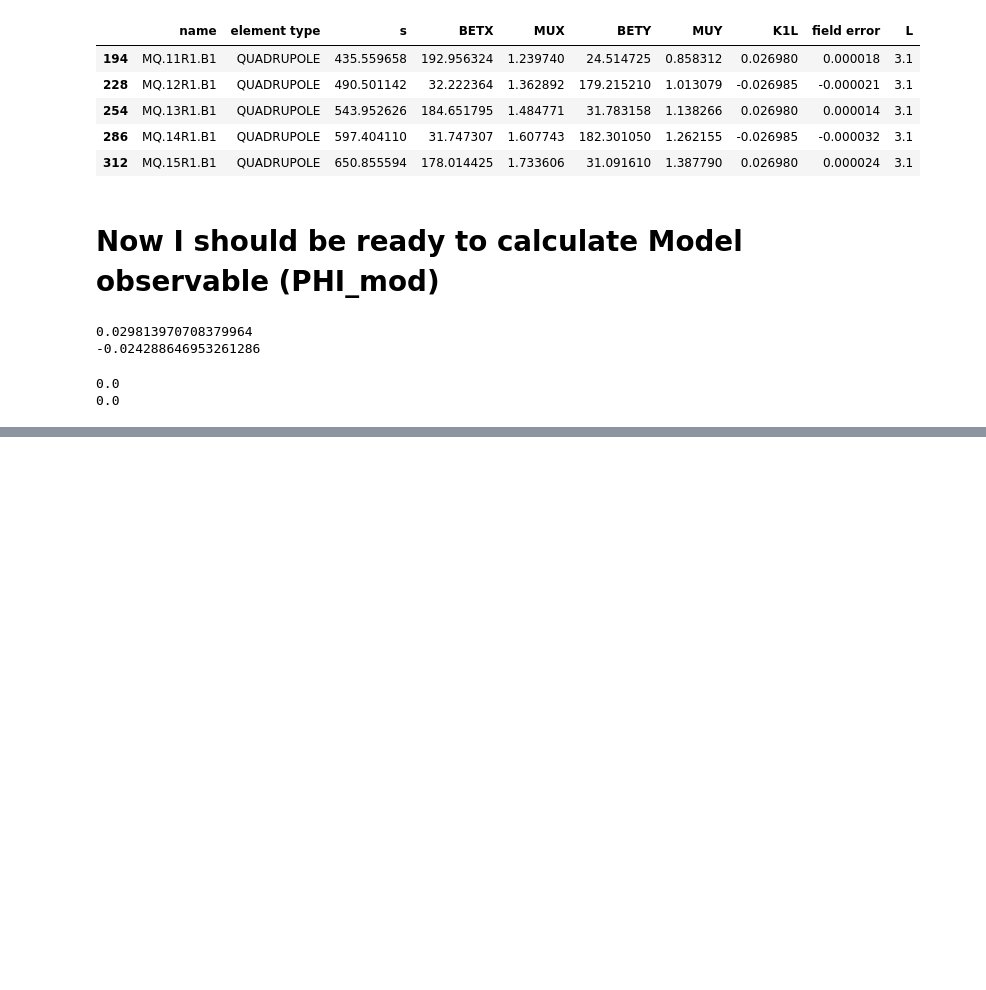
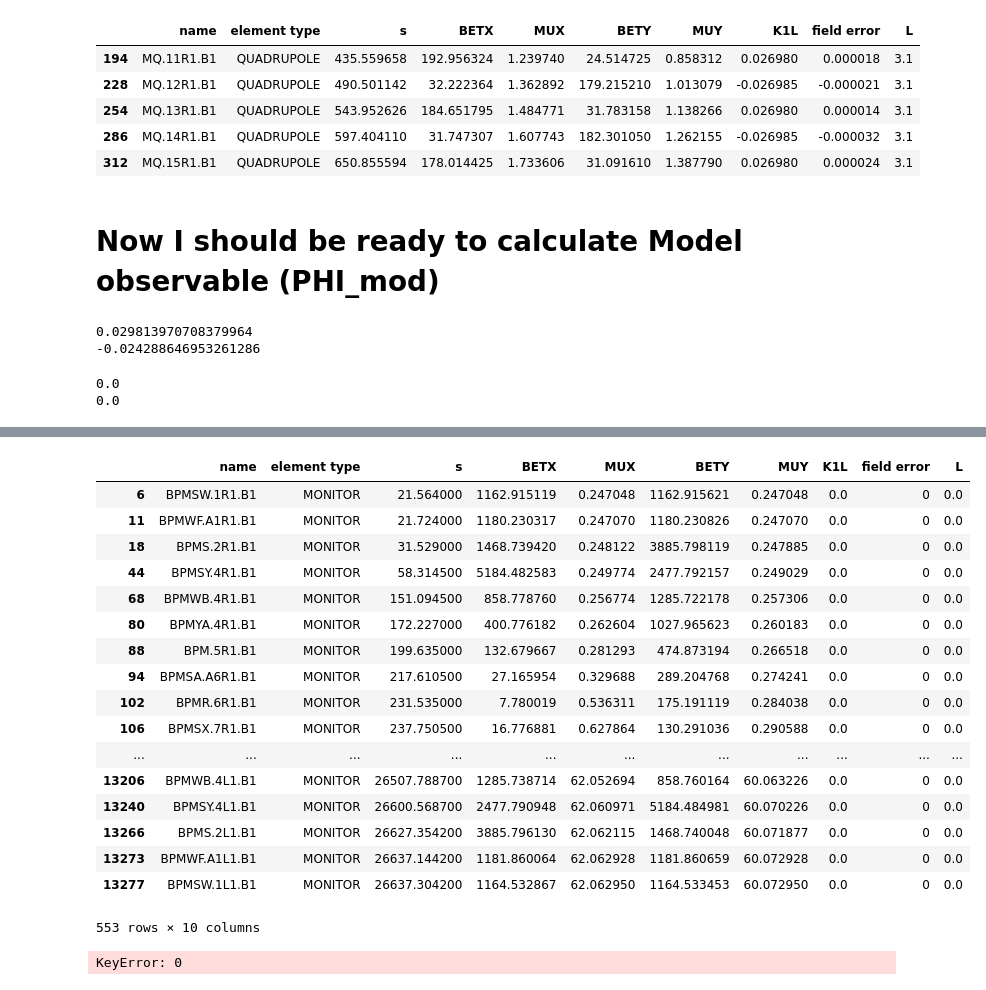
Before and after one commit to sebastiankalos/CERN_2021, a Jupyter notebook: local_observable.ipynb, the cells around one changed output, grey strips where cells are left out. Cells and saved outputs as stored; diff of their text form; code cells hidden in the pictures; blank space fills up the shorter version.

```diff
--- a/local_observable.ipynb
+++ b/local_observable.ipynb
@@ -449,0 +452,31 @@ print(PHI_mod_y)
+# %%
+BPMs
+# %% [output]
+|  | name | element type | s | BETX | MUX | BETY | MUY | K1L | field error | L |
+| 6 | BPMSW.1R1.B1 | MONITOR | 21.564000 | 1162.915119 | 0.247048 | 1162.915621 | 0.247048 | 0.0 | 0 | 0.0 |
+| 11 | BPMWF.A1R1.B1 | MONITOR | 21.724000 | 1180.230317 | 0.247070 | 1180.230826 | 0.247070 | 0.0 | 0 | 0.0 |
+| 18 | BPMS.2R1.B1 | MONITOR | 31.529000 | 1468.739420 | 0.248122 | 3885.798119 | 0.247885 | 0.0 | 0 | 0.0 |
+| 44 | BPMSY.4R1.B1 | MONITOR | 58.314500 | 5184.482583 | 0.249774 | 2477.792157 | 0.249029 | 0.0 | 0 | 0.0 |
+| 68 | BPMWB.4R1.B1 | MONITOR | 151.094500 | 858.778760 | 0.256774 | 1285.722178 | 0.257306 | 0.0 | 0 | 0.0 |
+| 80 | BPMYA.4R1.B1 | MONITOR | 172.227000 | 400.776182 | 0.262604 | 1027.965623 | 0.260183 | 0.0 | 0 | 0.0 |
+| 88 | BPM.5R1.B1 | MONITOR | 199.635000 | 132.679667 | 0.281293 | 474.873194 | 0.266518 | 0.0 | 0 | 0.0 |
+| 94 | BPMSA.A6R1.B1 | MONITOR | 217.610500 | 27.165954 | 0.329688 | 289.204768 | 0.274241 | 0.0 | 0 | 0.0 |
+| 102 | BPMR.6R1.B1 | MONITOR | 231.535000 | 7.780019 | 0.536311 | 175.191119 | 0.284038 | 0.0 | 0 | 0.0 |
+| 106 | BPMSX.7R1.B1 | MONITOR | 237.750500 | 16.776881 | 0.627864 | 130.291036 | 0.290588 | 0.0 | 0 | 0.0 |
+| ... | ... | ... | ... | ... | ... | ... | ... | ... | ... | ... |
+| 13206 | BPMWB.4L1.B1 | MONITOR | 26507.788700 | 1285.738714 | 62.052694 | 858.760164 | 60.063226 | 0.0 | 0 | 0.0 |
+| 13240 | BPMSY.4L1.B1 | MONITOR | 26600.568700 | 2477.790948 | 62.060971 | 5184.484981 | 60.070226 | 0.0 | 0 | 0.0 |
+| 13266 | BPMS.2L1.B1 | MONITOR | 26627.354200 | 3885.796130 | 62.062115 | 1468.740048 | 60.071877 | 0.0 | 0 | 0.0 |
+| 13273 | BPMWF.A1L1.B1 | MONITOR | 26637.144200 | 1181.860064 | 62.062928 | 1181.860659 | 60.072928 | 0.0 | 0 | 0.0 |
+| 13277 | BPMSW.1L1.B1 | MONITOR | 26637.304200 | 1164.532867 | 62.062950 | 1164.533453 | 60.072950 | 0.0 | 0 | 0.0 |
+553 rows × 10 columns
+# %%
+quartet = []
+loc_obs_meas = []
+
+for w in range(0, len(BPMs['name'].tolist())-4):
+        BPM_i_name = BPMs.loc[w, 'name']
+        BPM_j_name = BPMs.loc[w+1, 'name']
+        print(BPM_i_name)
+# %% [output]
+KeyError: 0
```
Also changed, not shown: parts of 1 cell of this notebook.
